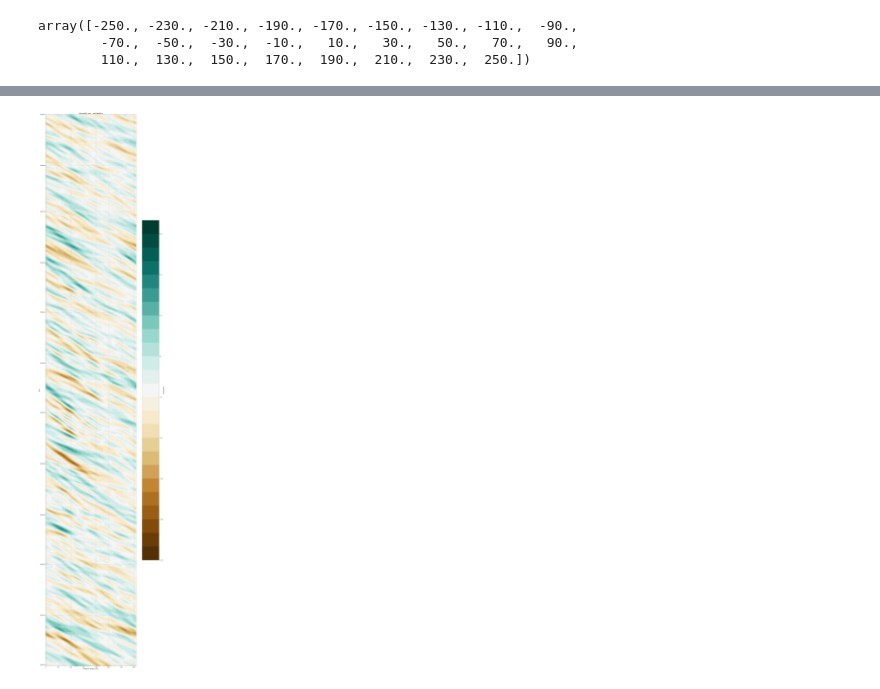
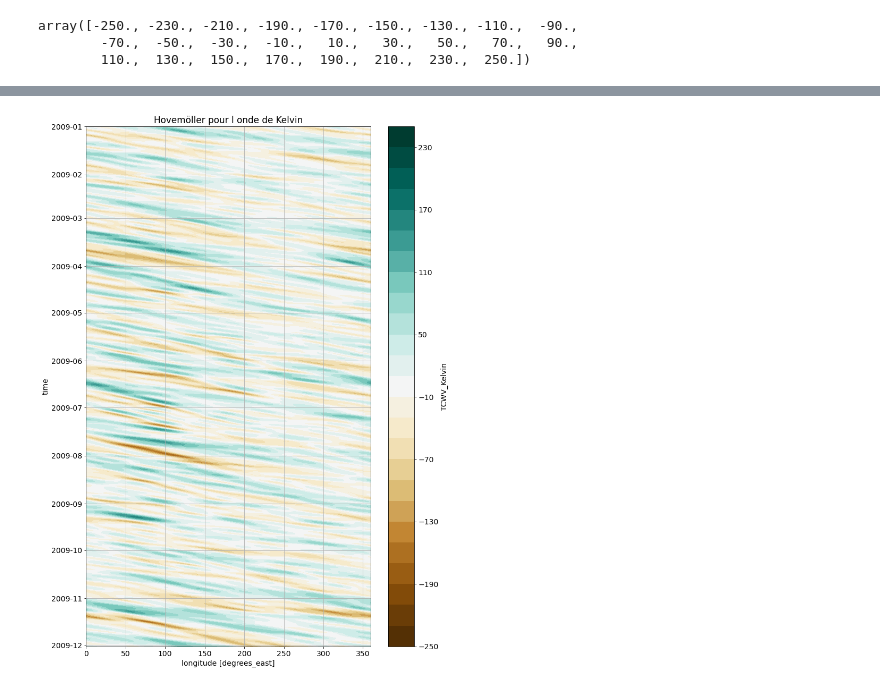
Before and after one commit to durandy86/TOWEL, a Jupyter notebook: ANALYSIS/Hovemoller/Hovemoller_TCWV.ipynb, the cells around one changed output, grey strips where cells are left out. Cells and saved outputs as stored; diff of their text form; code cells hidden in the pictures.

```diff
--- a/ANALYSIS/Hovemoller/Hovemoller_TCWV.ipynb
+++ b/ANALYSIS/Hovemoller/Hovemoller_TCWV.ipynb
@@ -114,7 +114,7 @@ _hov = da_TCWV_Rossby.sel(lat = slice(15,5)).sum('lat')
 # _hov = ds_FILTER.sel(lat = slice(-15,15)).sel(lon = longitude, method = 'nearest').sel(time = slice(day1, day2))
 _hov = _hov.sel(time = slice('2009-01-01','2009-12-01'))
 
-plt.rc("figure", figsize=(24,10*12))
+plt.rc("figure", figsize=(12,18))
 _hov.plot.contourf(levels = levels, cmap = 'BrBG')
 plt.title('Hovemöller pour l onde de Rossby')
 plt.grid()
@@ -124,15 +124,14 @@ plt.gca().invert_yaxis()
 # %%
 _hov = da_TCWV_Kelvin.sel(lat = slice(5,-5)).sum('lat')
 # _hov = ds_FILTER.sel(lat = slice(-15,15)).sel(lon = longitude, method = 'nearest').sel(time = slice(day1, day2))
 _hov = _hov.sel(time = slice('2009-01-01','2009-12-01'))
 
-plt.rc("figure", figsize=(24,10*12))
 _hov.plot.contourf(levels = levels, cmap = 'BrBG')
 plt.title('Hovemöller pour l onde de Kelvin')
 plt.grid()
 plt.gca().invert_yaxis()
 # %% [output]
-[figure, old version]
+[figure, new version]
 # %%
 _hov = da_TCWV_MRG.sel(lat = slice(5,-5)).sum('lat')
 # _hov = ds_FILTER.sel(lat = slice(-15,15)).sel(lon = longitude, method = 'nearest').sel(time = slice(day1, day2))
```
Also changed, not shown: parts of 4 cells of this notebook, 42 other files.
